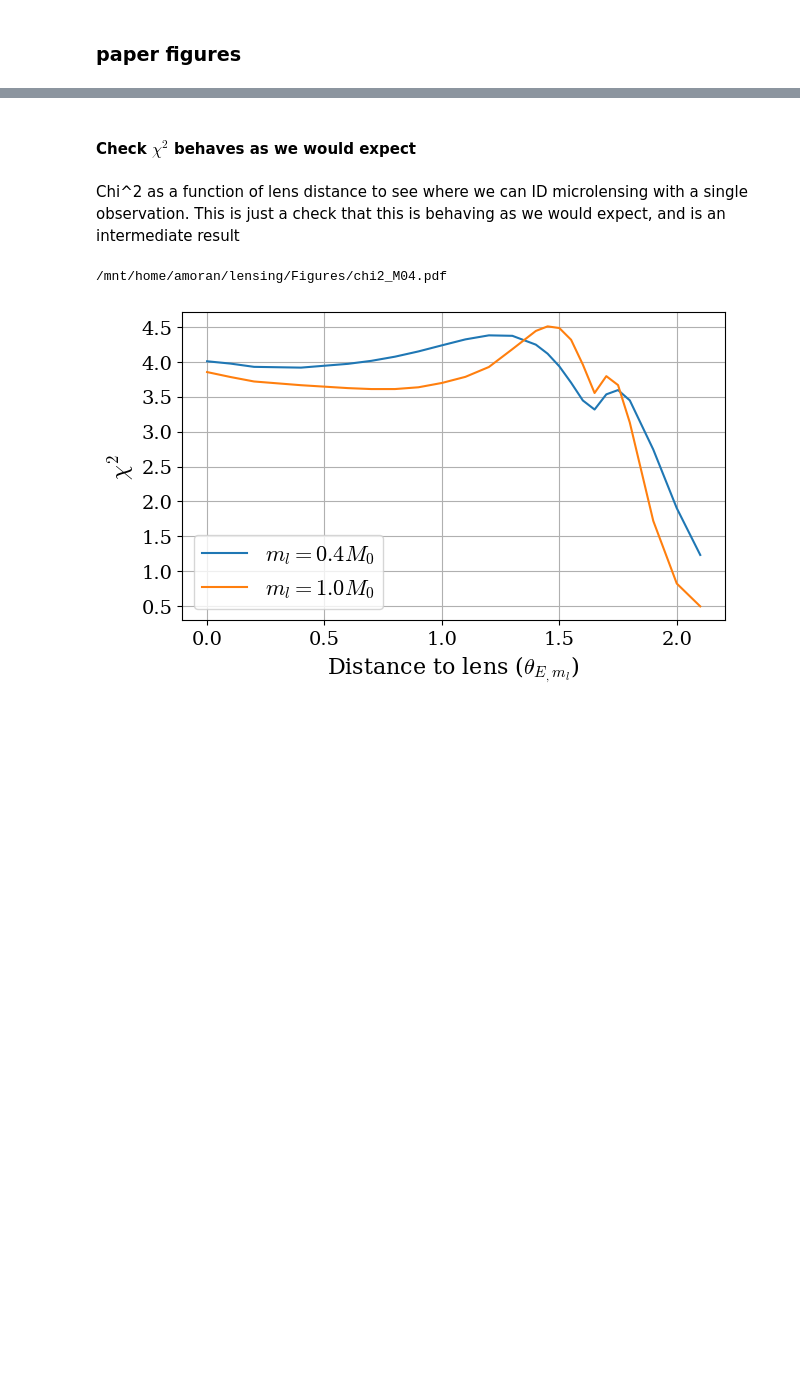
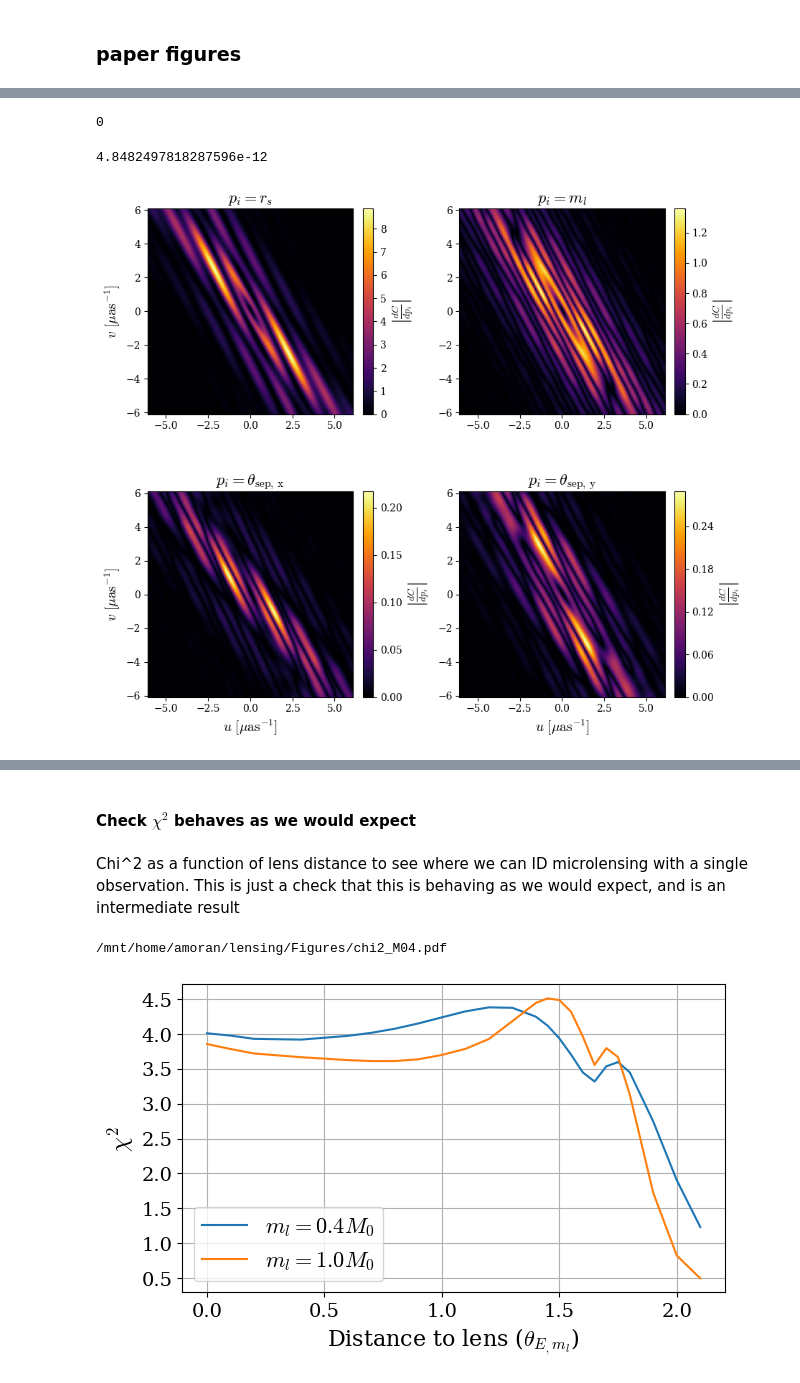
Before and after one commit to abby-moran/Quasar_microlensing_public, a Jupyter notebook: Plots.ipynb, the cells around one changed output, grey strips where cells are left out. Drawn from its saved outputs; the diff is of its cells as text; code cells hidden in the pictures; blank space fills up the shorter version.

```diff
--- a/Plots.ipynb
+++ b/Plots.ipynb
@@ -553,0 +551,2 @@ array([-3.57844325,  4.64436252])
+# %%
+four_maxes=np.sort(np.abs(dC_dr_test.ravel()))[-4:]
@@ -607,0 +727,7 @@ np.float64(-3.892999990843607e-10)
+# %%
+#get each paramter derivative
+dC_dmass=numerical_dCdstarparam(g_params, star_params_1, arr_theta, rad, theta_max, beta_min, quasar_int_sparse,
+                                theta_step, N_step, param="mass", delta=1e-6)
+gc.collect()
+# %% [output]
+0
@@ -608,3 +752,70 @@ np.float64(-3.892999990843607e-10)
+# %%
+1/rad_to_arcsec
+# %% [output]
+4.8482497818287596e-12
+# %%
+#zoom in
+zoom = 50
+ny, nx = corr_00_full.shape
+cy, cx = ny//2, nx//2  # center
+def zoom_in(arr, factor=zoom):
+    half_y = ny // (2*factor)
+    half_x = nx // (2*factor)
+    return arr[cy-half_y:cy+half_y, cx-half_x:cx+half_x]
+
+dC_dr_lensed_z = zoom_in(dC_dr_lensed)/rad_to_arcsec
+dC_dmass_z = zoom_in(dC_dmass)
+dC_dx_z = zoom_in(dC_dx)/rad_to_arcsec
+dC_dy_z = zoom_in(dC_dy)/rad_to_arcsec
+
+
+# Make the figure
+fig, axes = plt.subplots(2, 2, figsize=(9, 8), constrained_layout=True)
+#fig.text(0.48, 1.019, r'Real space images', ha='center', va='top', fontsize=15, transform=fig.transFigure)
+imlist = [np.abs(dC_dr_lensed_z), np.abs(dC_dmass_z)]
+imlist2 = [np.abs(dC_dx_z), np.abs(dC_dy_z)]
+
+titles = [r"$p_i=r_s$", r"$p_i=m_l$"]
+titles2 = [ r"$p_i=\theta_\text{sep, x}$", r"$p_i=\theta_\text{sep, y}$"]
+
+vmin = np.min([im.min() for im in imlist])
+vmax = np.max([im.max() for im in imlist])
+
+extent_z =np.array( [-umax/zoom, umax/zoom, -umax/zoom, umax/zoom])/rad_to_arcsec
+for i, ax in enumerate(axes[0, :]):
+    implot = ax.imshow(imlist[i], origin="lower", extent=extent_z,cmap="inferno")
+    #ax.set_xlabel(r"$u \ [\mu \text{as}^{-1}]$", fontsize=14)
+    if i == 0:
+        ax.set_ylabel(r"$v \ [\mu \text{as}^{-1}]$", fontsize=14)
+    ax.set_title(titles[i],  fontsize=16)
+
+    #ax.set_title(titles2[i])
+
+    cbar = fig.colorbar(implot, location="right", fraction=0.05, pad=0.04)
+    cbar.set_label(r"$\left|\frac{d C}{d p_i}\right| $", fontsize=14)
+
+vmin2 = np.min([im.min() for im in imlist2])
+vmax2 = np.max([im.max() for im in imlist2])
+extent_z =np.array( [-umax/zoom, umax/zoom, -umax/zoom, umax/zoom])/rad_to_arcsec
+for i, ax in enumerate(axes[1, :]):
+    implot = ax.imshow(imlist2[i], origin="lower", extent=extent_z, cmap="inferno")
+    ax.set_xlabel(r"$u \ [\mu \text{as}^{-1}]$", fontsize=14)
+    if i == 0:
+        ax.set_ylabel(r"$v \ [\mu \text{as}^{-1}]$", fontsize=14)
+    ax.set_title(titles2[i], fontsize=16)
+    cbar = fig.colorbar(implot, location="right", fraction=0.05, pad=0.04)
+    tick_locator = ticker.MaxNLocator(nbins=5)
+    cbar.locator = tick_locator
+    cbar.update_ticks()
+    cbar.set_label(r"$\left|\frac{d C}{d p_i}\right| $", fontsize=14)
+
+#cbar2 = fig.colorbar(implot, ax=axes[1, :], location="right", fraction=0.0205, pad=0.04)
+#cbar2.set_label(r"$\left|\frac{d C}{d p_i}\right| $", fontsize=14)
+#plt.show()
+
+plt.savefig('../Figures/derivs.pdf', bbox_inches='tight')
+# %% [output]
+[figure, added]
 # %%
 #Generate Figure 1
 
```
Also changed, not shown: parts of 24 cells of this notebook, 1 other file.
